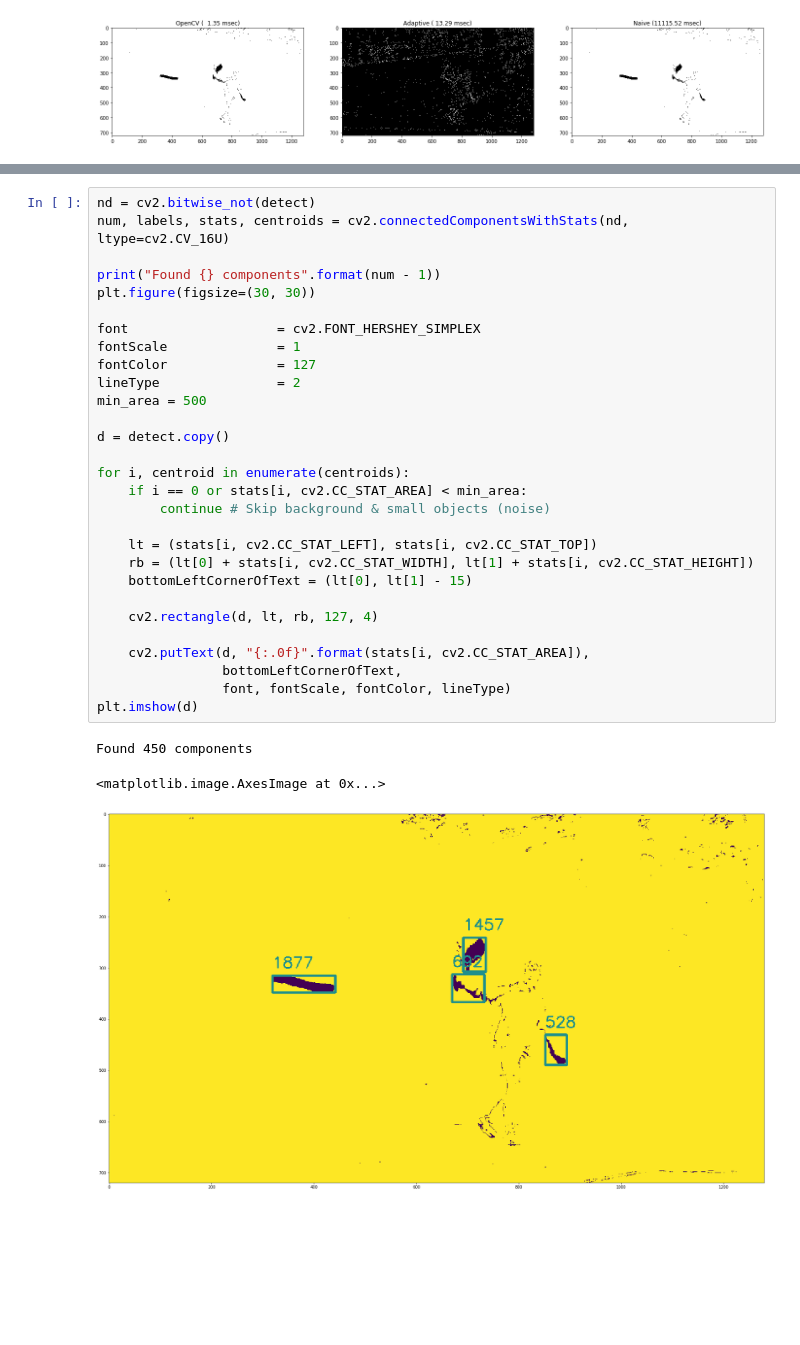
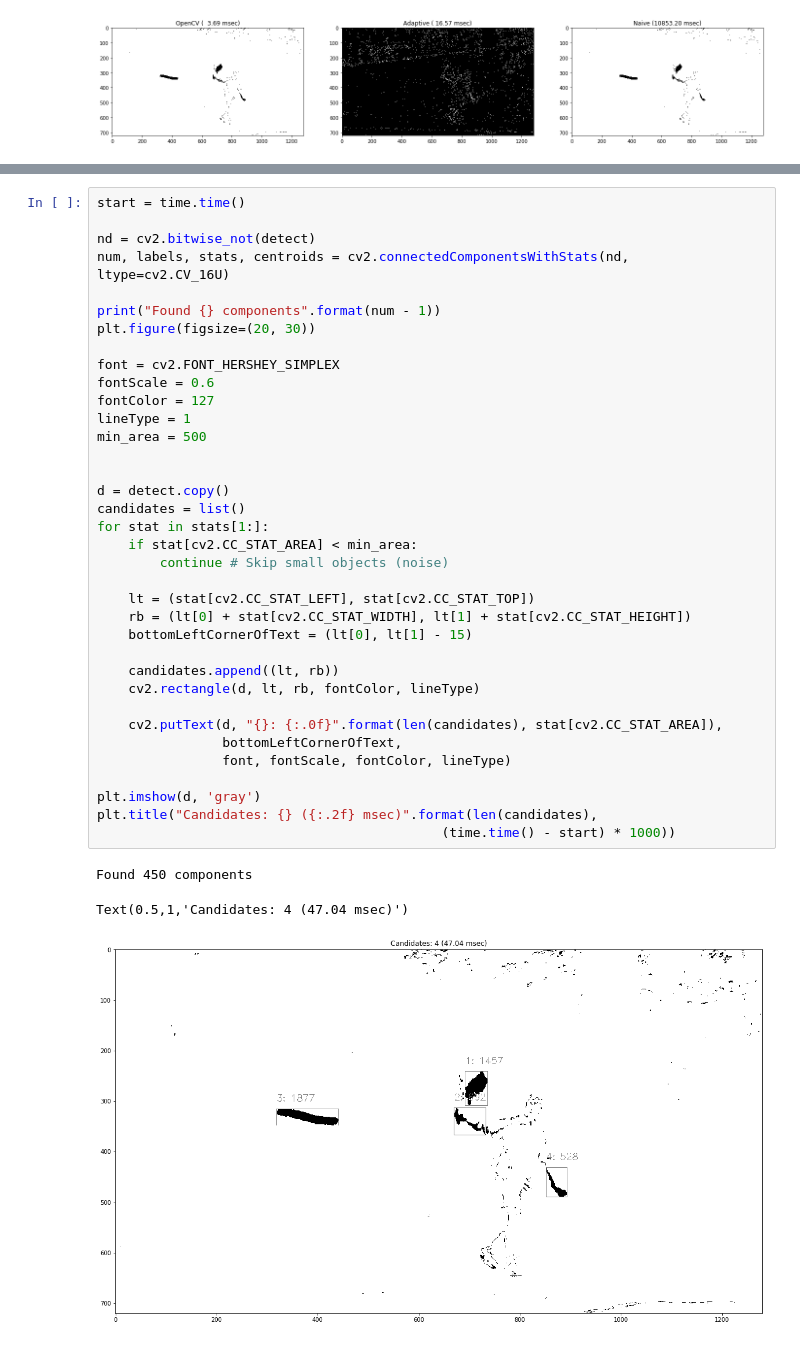
Before and after one commit to meharc/tensor, a Jupyter notebook: notebooks/Tennis & Palle.ipynb, the cells around one changed output, grey strips where cells are left out. Cells and saved outputs as stored; diff of their text form; blank space fills up the shorter version.

Commit message:
Path detection & Area estimates

```diff
--- a/notebooks/Tennis & Palle.ipynb
+++ b/notebooks/Tennis & Palle.ipynb
@@ -197,33 +197,40 @@ for t, img in enumerate([detect, detect_adaptive, detect_naive]):
 # %%
+start = time.time()
+
 nd = cv2.bitwise_not(detect)
 num, labels, stats, centroids = cv2.connectedComponentsWithStats(nd, ltype=cv2.CV_16U)
 
 print("Found {} components".format(num - 1))
-plt.figure(figsize=(30, 30))
+plt.figure(figsize=(20, 30))
 
-font                   = cv2.FONT_HERSHEY_SIMPLEX
-fontScale              = 1
-fontColor              = 127
-lineType               = 2
+font = cv2.FONT_HERSHEY_SIMPLEX
+fontScale = 0.6
+fontColor = 127
+lineType = 1
 min_area = 500
 
+
 d = detect.copy()
+candidates = list()
+for stat in stats[1:]:
+    if stat[cv2.CC_STAT_AREA] < min_area:
+        continue # Skip small objects (noise)
 
-for i, centroid in enumerate(centroids):
-    if i == 0 or stats[i, cv2.CC_STAT_AREA] < min_area:
-        continue # Skip background & small objects (noise)
-
-    lt = (stats[i, cv2.CC_STAT_LEFT], stats[i, cv2.CC_STAT_TOP])
-    rb = (lt[0] + stats[i, cv2.CC_STAT_WIDTH], lt[1] + stats[i, cv2.CC_STAT_HEIGHT])
+    lt = (stat[cv2.CC_STAT_LEFT], stat[cv2.CC_STAT_TOP])
+    rb = (lt[0] + stat[cv2.CC_STAT_WIDTH], lt[1] + stat[cv2.CC_STAT_HEIGHT])
     bottomLeftCornerOfText = (lt[0], lt[1] - 15)
 
-    cv2.rectangle(d, lt, rb, 127, 4)
+    candidates.append((lt, rb))
+    cv2.rectangle(d, lt, rb, fontColor, lineType)
 
-    cv2.putText(d, "{:.0f}".format(stats[i, cv2.CC_STAT_AREA]),
+    cv2.putText(d, "{}: {:.0f}".format(len(candidates), stat[cv2.CC_STAT_AREA]),
                 bottomLeftCornerOfText,
                 font, fontScale, fontColor, lineType)
-plt.imshow(d)
+
+plt.imshow(d, 'gray')
+plt.title("Candidates: {} ({:.2f} msec)".format(len(candidates),
+                                            (time.time() - start) * 1000))
 # %% [output]
 Found 450 components
-<matplotlib.image.AxesImage at 0x...>
+Text(0.5,1,'Candidates: 4 (47.04 msec)')
-[figure, old version]
+[figure, new version]
```
Also changed, not shown: parts of 7 cells of this notebook.
